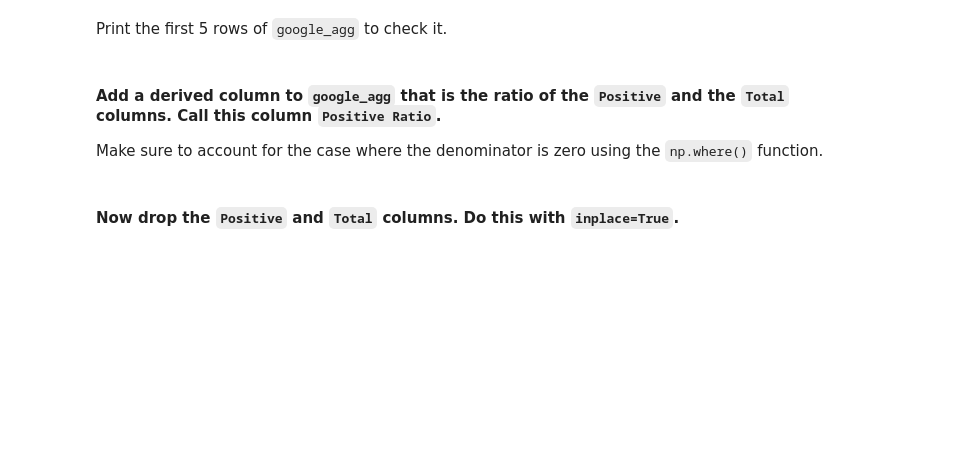
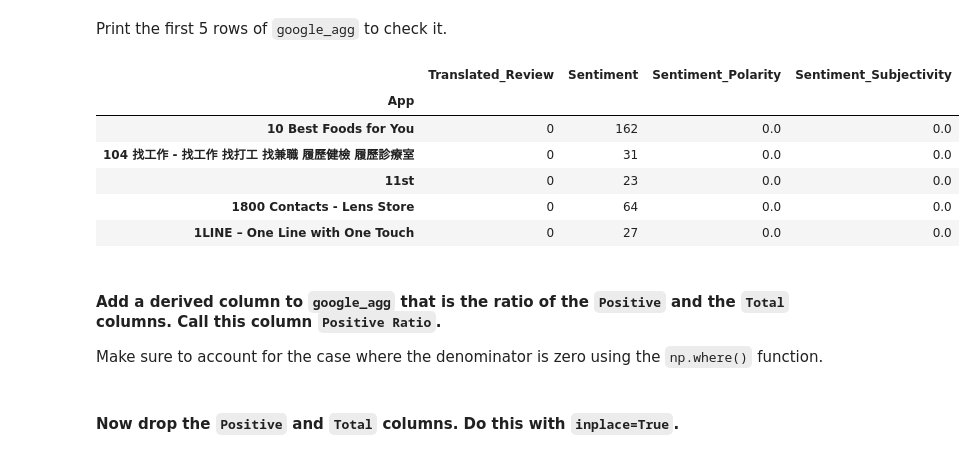
Before and after one commit to David-Fde/datamad1019, a Jupyter notebook: module-3/lab-supervised-learning-feature-extraction/your-code/main.ipynb, the cells around one changed output. Drawn from its saved outputs; the diff is of its cells as text; code cells hidden in the pictures; blank space fills up the shorter version.

```diff
--- a/module-3/lab-supervised-learning-feature-extraction/your-code/main.ipynb
+++ b/module-3/lab-supervised-learning-feature-extraction/your-code/main.ipynb
@@ -409,6 +415,7 @@ Now that you are clear about what we are trying to achieve, follow the steps bel
 In the next cell, drop all rows with missing data using the `dropna()` function and assign this new dataframe to `review_missing_removed`.
 # %%
 # Your code here:
+review_missing_removed = google_review.dropna()
 # %% [markdown]
 #### Now, use the `value_counts()` function ([documentation](https://pandas.pydata.org/pandas-docs/stable/generated/pandas.Series.value_counts.html)) to get a sense on how many apps are in this dataset and their review counts.
 # %%
@@ -440,4 +468,6 @@ def positive_function(x):
     Returns:
         The number of occurrences of `Positive` in the column data.
     """
-    return 0
+    lst = []
+    return len([lst.append(e) for e in x if e == 'Positive'])
+positive_function(review_missing_removed['Sentiment'])
@@ -460,7 +490,19 @@ As of Pandas v0.23.4, you may opt to supply an array or an object to `agg()`. If
+# %%
+# Your code here:
+google_agg = review_missing_removed.groupby(by='App').agg(lambda x : positive_function(x))
 # %% [markdown]
 Print the first 5 rows of `google_agg` to check it.
 # %%
 # Your code here
+google_agg.head()
+# %% [output]
+|  | Translated_Review | Sentiment | Sentiment_Polarity | Sentiment_Subjectivity |
+| App |  |  |  |  |
+| 10 Best Foods for You | 0 | 162 | 0.0 | 0.0 |
+| 104 找工作 - 找工作 找打工 找兼職 履歷健檢 履歷診療室 | 0 | 31 | 0.0 | 0.0 |
+| 11st | 0 | 23 | 0.0 | 0.0 |
+| 1800 Contacts - Lens Store | 0 | 64 | 0.0 | 0.0 |
+| 1LINE – One Line with One Touch | 0 | 27 | 0.0 | 0.0 |
 # %% [markdown]
 #### Add a derived column to `google_agg` that is the ratio of the `Positive` and the `Total` columns. Call this column `Positive Ratio`.
 
```
Also changed, not shown: parts of 8 cells of this notebook.
